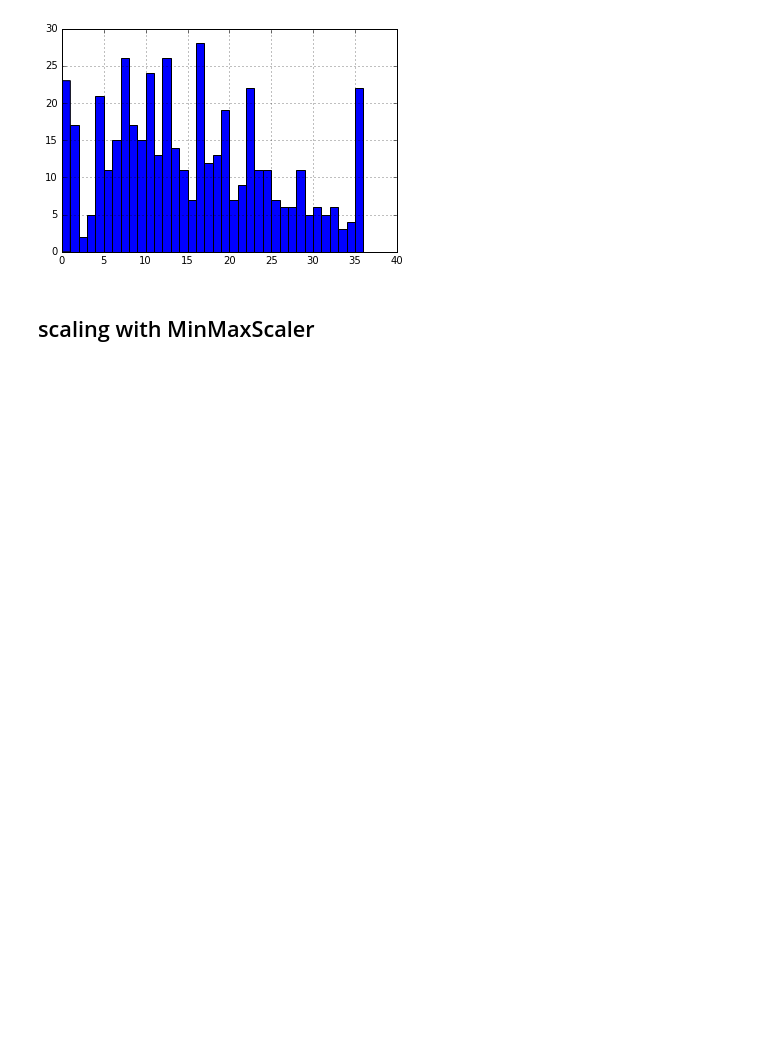
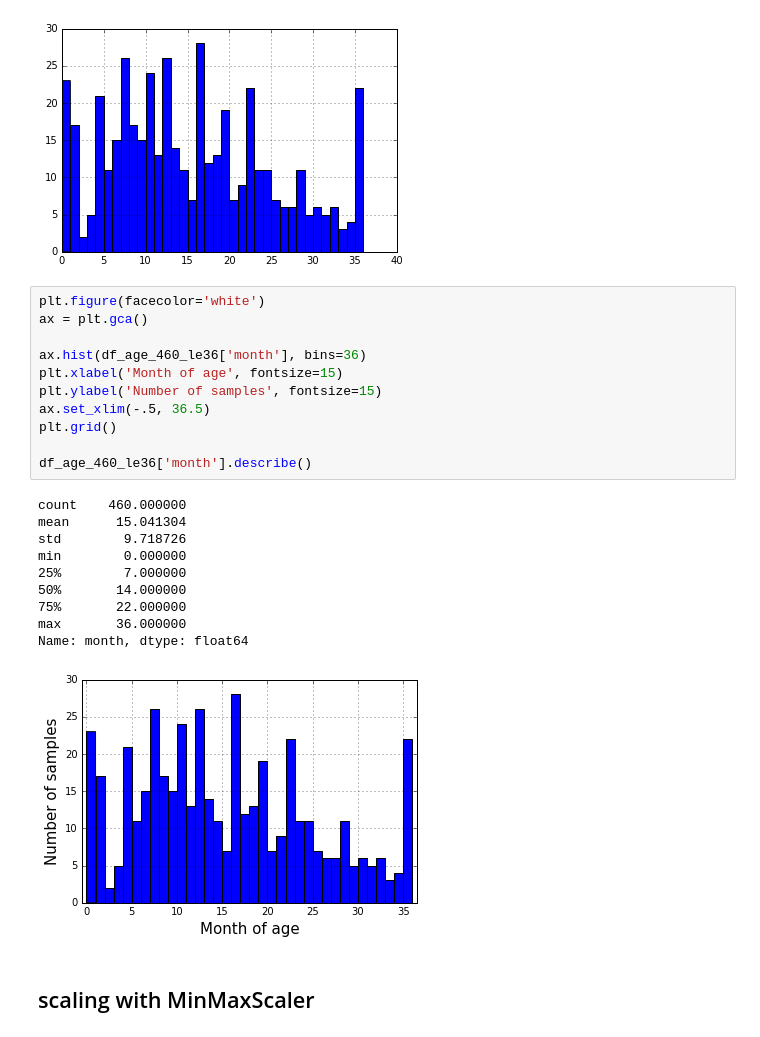
Before and after one commit to Pear21/infantGutMicrobiotaGrowth, a Jupyter notebook: infantGutMicrobiotaGrowth.ipynb, the cells around one changed output. Drawn from its saved outputs; the diff is of its cells as text; blank space fills up the shorter version.

```diff
--- a/infantGutMicrobiotaGrowth.ipynb
+++ b/infantGutMicrobiotaGrowth.ipynb
@@ -127,6 +137,28 @@ df_age_460_le36['month'].hist(bins=36)
 # %% [output]
 <matplotlib.axes._subplots.AxesSubplot at 0x...>
 [figure]
+# %%
+plt.figure(facecolor='white')
+ax = plt.gca()
+
+ax.hist(df_age_460_le36['month'], bins=36)
+plt.xlabel('Month of age', fontsize=15)
+plt.ylabel('Number of samples', fontsize=15)
+ax.set_xlim(-.5, 36.5)
+plt.grid()
+
+df_age_460_le36['month'].describe()
+# %% [output]
+count    460.000000
+mean      15.041304
+std        9.718726
+min        0.000000
+25%        7.000000
+50%       14.000000
+75%       22.000000
+max       36.000000
+Name: month, dtype: float64
+[figure, added]
 # %% [markdown]
 ## scaling with MinMaxScaler
 # %%
```
Also changed, not shown: parts of 35 cells of this notebook.
